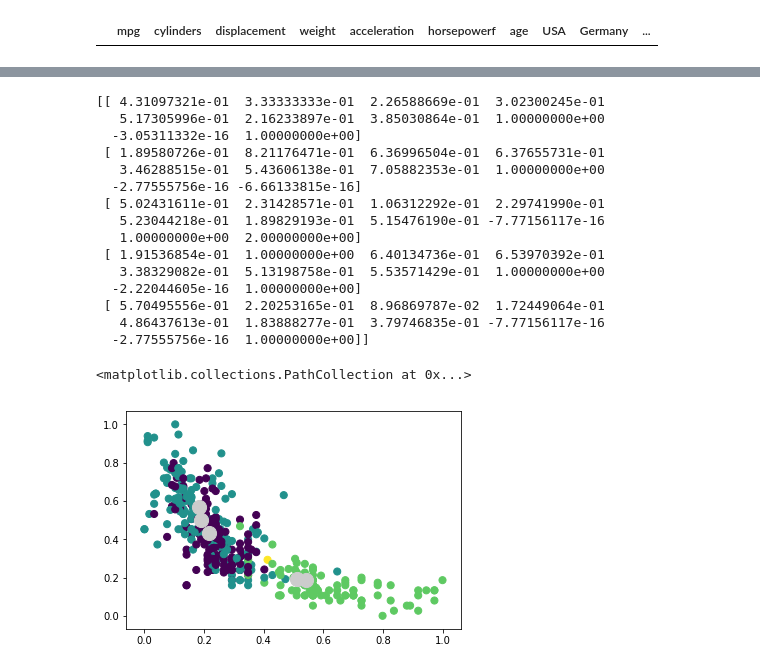
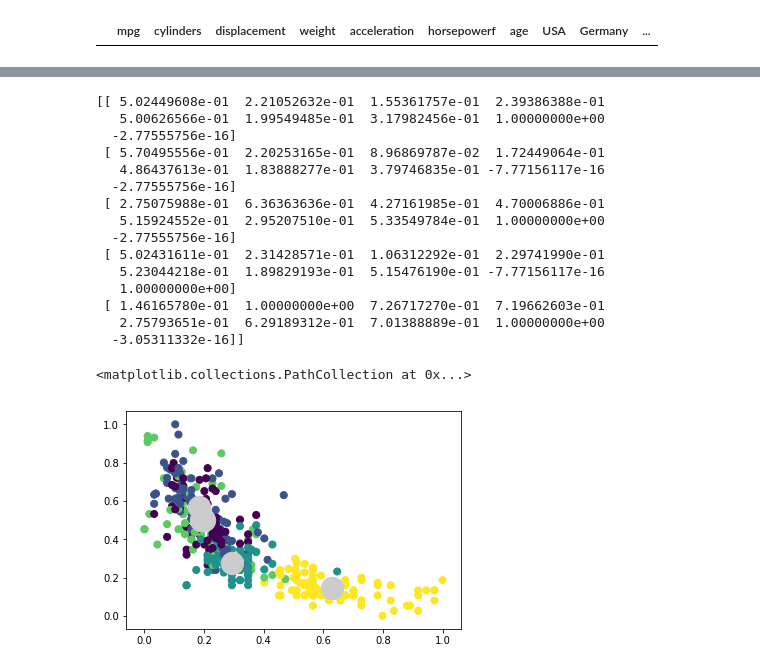
Before and after one commit to GreatLearningAIML1/chennai-aug-batch-senthilvelavan, a Jupyter notebook: Residency4-External/R4_External_Clustering.ipynb, the cells around one changed output, grey strips where cells are left out. Cells and saved outputs as stored; diff of their text form; code cells hidden in the pictures.

```diff
--- a/Residency4-External/R4_External_Clustering.ipynb
+++ b/Residency4-External/R4_External_Clustering.ipynb
@@ -450,8 +458,10 @@ plt.plot(clusters,cluster_errors)
 ## K==4
 
 from sklearn.cluster import KMeans
+from sklearn.metrics import silhouette_score
 k=4
 kmc_4 = KMeans(n_clusters=k,random_state=1)
-kmc_4.fit(X,Y)
+kmc_4.fit(X)
 print(kmc_4.inertia_)
+print(silhouette_score(X,kmc_4.labels_))
 # %% [output]
@@ -462,8 +473,10 @@ print(kmc_4.inertia_)
 ## K==5
 
 from sklearn.cluster import KMeans
+from sklearn.metrics import silhouette_score
 k=5
 kmc_5 = KMeans(n_clusters=k,random_state=1)
-kmc_5.fit(X,Y)
+kmc_5.fit(X)
 print(kmc_5.inertia_)
+print(silhouette_score(X,kmc_5.labels_))
 # %% [output]
@@ -551,4 +574,5 @@ Name: USA, dtype: int64
 # %%
+X.drop(columns='group',axis=1,inplace=True)
 X['group'] = kmc_4.predict(X)
 X[X['group'].isnull()]
 X.boxplot(by='group', figsize=(10,15))
@@ -603,4 +708,5 @@ X.head(10)
 # %%
+X.drop('group',axis=1,inplace=True)
 X['group'] = kmc_5.predict(X)
 X[X['group'].isnull()]
 # %% [output]
@@ -622,23 +733,23 @@ array([[<matplotlib.axes._subplots.AxesSubplot object at 0x...>,
 # %%
-plt.scatter(X['horsepowerf'], X['mpg'], c=kmc_5.predict(X),
+plt.scatter(X['horsepowerf'], X['mpg'], c=X['group'],
             s=50, cmap='viridis');
 print(kmc_5.cluster_centers_)
-plt.scatter(kmc_5.cluster_centers_[:,5],kmc_5.cluster_centers_[:,0],s=200,c='0.8')
+plt.scatter(kmc_5.cluster_centers_[:,5],kmc_5.cluster_centers_[:,0],s=500,c='0.8')
 # %% [output]
-[[ 4.31097321e-01  3.33333333e-01  2.26588669e-01  3.02300245e-01
-   5.17305996e-01  2.16233897e-01  3.85030864e-01  1.00000000e+00
-  -3.05311332e-16  1.00000000e+00]
- [ 1.89580726e-01  8.21176471e-01  6.36996504e-01  6.37655731e-01
-   3.46288515e-01  5.43606138e-01  7.05882353e-01  1.00000000e+00
-  -2.77555756e-16 -6.66133815e-16]
+[[ 5.02449608e-01  2.21052632e-01  1.55361757e-01  2.39386388e-01
+   5.00626566e-01  1.99549485e-01  3.17982456e-01  1.00000000e+00
+  -2.77555756e-16]
+ [ 5.70495556e-01  2.20253165e-01  8.96869787e-02  1.72449064e-01
+   4.86437613e-01  1.83888277e-01  3.79746835e-01 -7.77156117e-16
+  -2.77555756e-16]
+ [ 2.75075988e-01  6.36363636e-01  4.27161985e-01  4.70006886e-01
+   5.15924552e-01  2.95207510e-01  5.33549784e-01  1.00000000e+00
+  -2.77555756e-16]
  [ 5.02431611e-01  2.31428571e-01  1.06312292e-01  2.29741990e-01
    5.23044218e-01  1.89829193e-01  5.15476190e-01 -7.77156117e-16
-   1.00000000e+00  2.00000000e+00]
- [ 1.91536854e-01  1.00000000e+00  6.40134736e-01  6.53970392e-01
-   3.38329082e-01  5.13198758e-01  5.53571429e-01  1.00000000e+00
-  -2.22044605e-16  1.00000000e+00]
- [ 5.70495556e-01  2.20253165e-01  8.96869787e-02  1.72449064e-01
-   4.86437613e-01  1.83888277e-01  3.79746835e-01 -7.77156117e-16
-  -2.77555756e-16  1.00000000e+00]]
+   1.00000000e+00]
+ [ 1.46165780e-01  1.00000000e+00  7.26717270e-01  7.19662603e-01
+   2.75793651e-01  6.29189312e-01  7.01388889e-01  1.00000000e+00
+  -3.05311332e-16]]
 <matplotlib.collections.PathCollection at 0x...>
-[figure, old version]
+[figure, new version]
```
Also changed, not shown: parts of 50 cells of this notebook.
